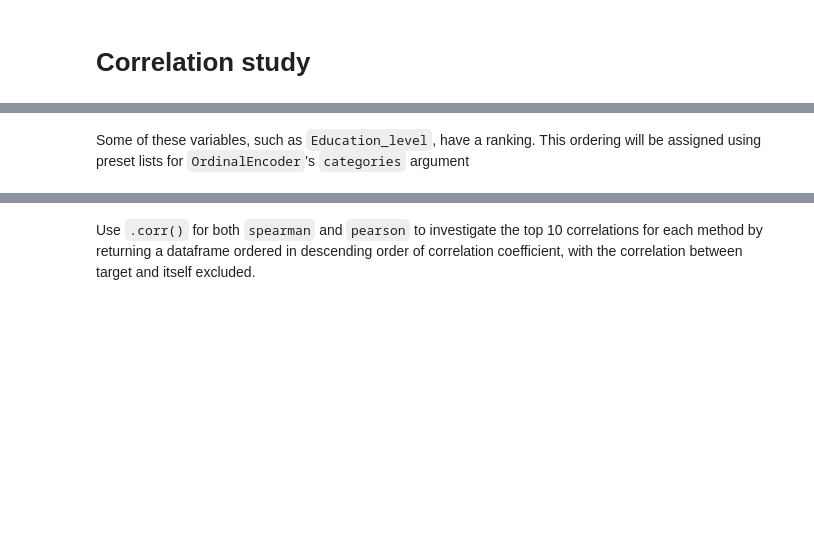
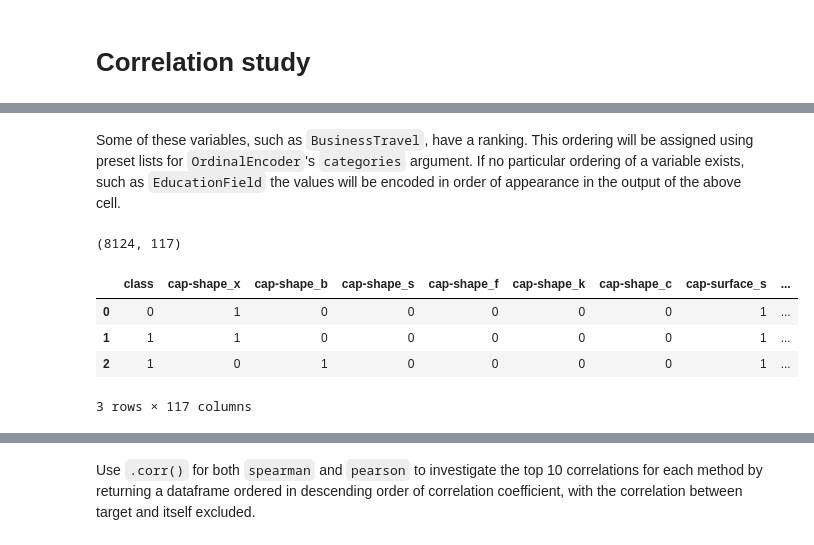
Before and after one commit to ocassidydev/creditcard-churn, a Jupyter notebook: jupyter_notebooks/02 - Customer Attrition Study.ipynb, the cells around one changed output, grey strips where cells are left out. Drawn from its saved outputs; the diff is of its cells as text; code cells hidden in the pictures; blank space fills up the shorter version.

```diff
--- a/jupyter_notebooks/02 - Customer Attrition Study.ipynb
+++ b/jupyter_notebooks/02 - Customer Attrition Study.ipynb
@@ -74,2 +115,2 @@ for col in cols:
 # %% [markdown]
-Some of these variables, such as `Education_level`, have a ranking. This ordering will be assigned using preset lists for `OrdinalEncoder`'s `categories` argument
+Some of these variables, such as `BusinessTravel`, have a ranking. This ordering will be assigned using preset lists for `OrdinalEncoder`'s `categories` argument. If no particular ordering of a variable exists, such as `EducationField` the values will be encoded in order of appearance in the output of the above cell.
@@ -94,0 +117,13 @@ df_oe.head(3)
+# %%
+from feature_engine.encoding import OneHotEncoder
+encoder = OneHotEncoder(variables=df.columns[df.dtypes=='object'].to_list(), drop_last=False)
+df_ohe = encoder.fit_transform(df)
+print(df_ohe.shape)
+df_ohe.head(3)
+# %% [output]
+(8124, 117)
+|  | class | cap-shape_x | cap-shape_b | cap-shape_s | cap-shape_f | cap-shape_k | cap-shape_c | cap-surface_s | ... |
+| 0 | 0 | 1 | 0 | 0 | 0 | 0 | 0 | 1 | ... |
+| 1 | 1 | 1 | 0 | 0 | 0 | 0 | 0 | 1 | ... |
+| 2 | 1 | 0 | 1 | 0 | 0 | 0 | 0 | 1 | ... |
+3 rows × 117 columns
```
Also changed, not shown: parts of 18 cells of this notebook, 4 other files.
